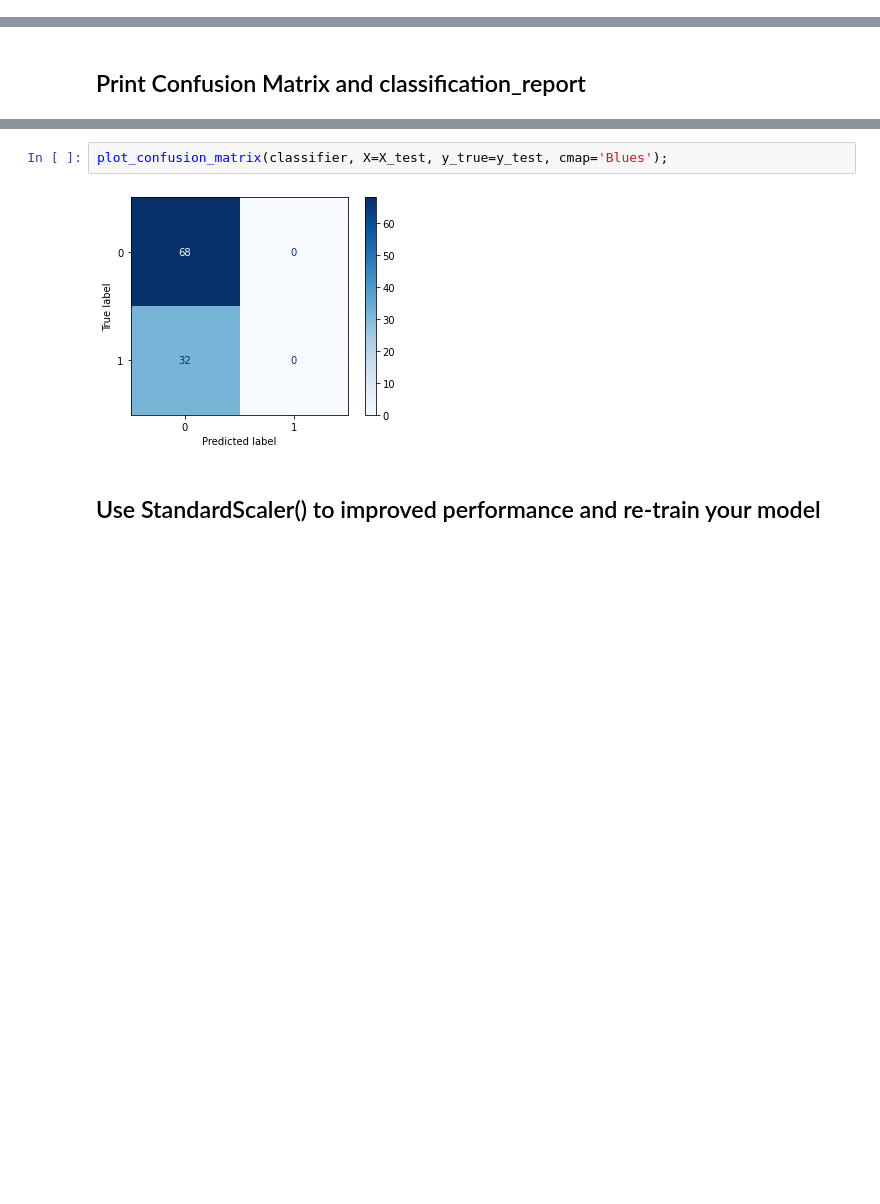
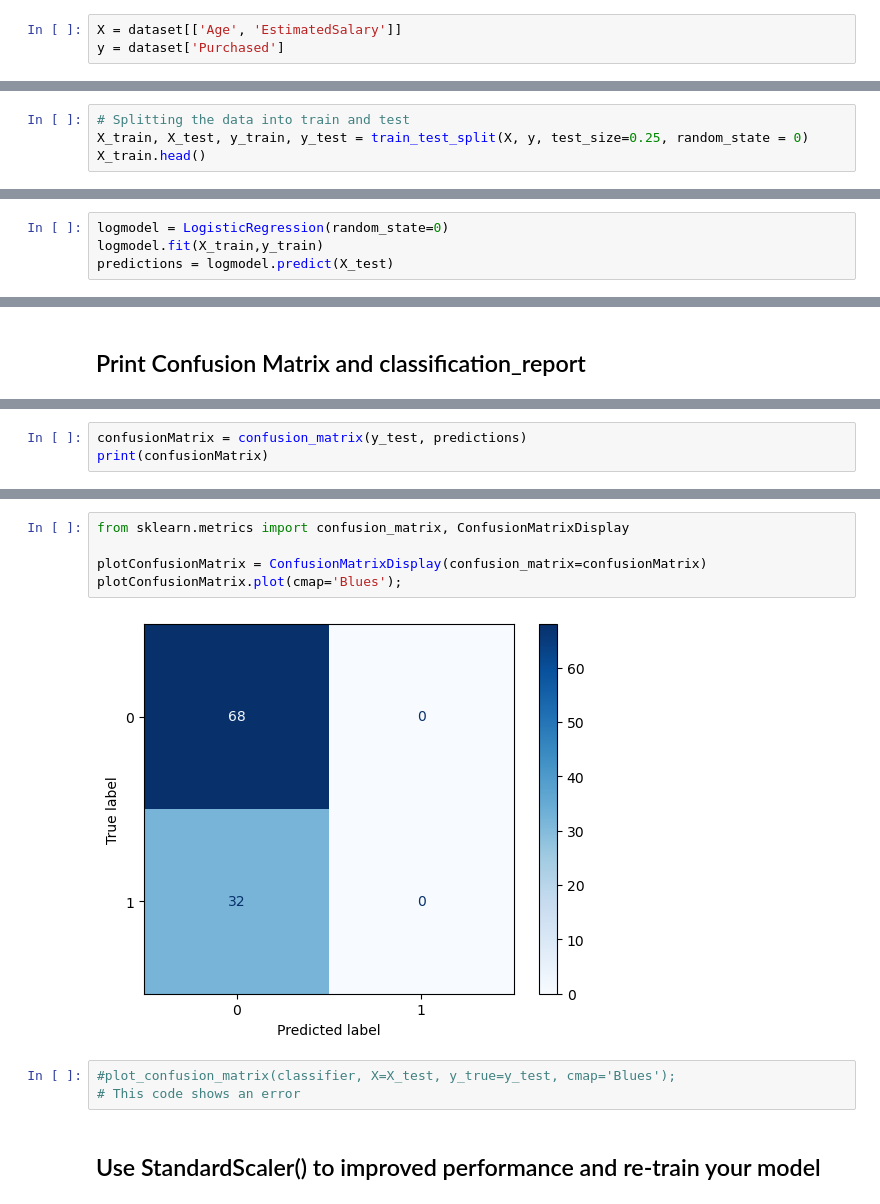
Before and after one commit to Tuwaiq-Data-Science-Bootcamp-V3/Logistic-Regression-Lab1, a Jupyter notebook: LogisticRegression_Assignment.ipynb, the cells around one changed output, grey strips where cells are left out. Cells and saved outputs as stored; diff of their text form; blank space fills up the shorter version.

```diff
--- a/LogisticRegression_Assignment.ipynb
+++ b/LogisticRegression_Assignment.ipynb
@@ -45,5 +48,8 @@ dtypes: int64(4), object(1)
 memory usage: 15.8+ KB
 # %% [markdown]
 ## Define X by selecting only the age and EstimatedSalary, and y with purchased column
+# %%
+X = dataset[['Age', 'EstimatedSalary']]
+y = dataset['Purchased']
 # %% [markdown]
 ## Print count of each label in Purchased column
@@ -65,3 +73,7 @@ Name: Purchased, dtype: int64
 # First: Logistic Regression model
 # %% [markdown]
 ## Split the dataset into Training set and Test set with test_size = 0.25 and random_state = 0
+# %%
+# Splitting the data into train and test
+X_train, X_test, y_train, y_test = train_test_split(X, y, test_size=0.25, random_state = 0)
+X_train.head()
@@ -68,4 +87,8 @@ Name: Purchased, dtype: int64
 # %% [markdown]
 ## Train the model with random_state = 0
+# %%
+logmodel = LogisticRegression(random_state=0)
+logmodel.fit(X_train,y_train)
+predictions = logmodel.predict(X_test)
 # %% [markdown]
 ## Print the prediction results
@@ -115,0 +131,3 @@ weighted avg       0.46      0.68      0.55       100
+# %%
+confusionMatrix = confusion_matrix(y_test, predictions)
+print(confusionMatrix)
@@ -116,6 +148,12 @@ weighted avg       0.46      0.68      0.55       100
+# %%
+from sklearn.metrics import confusion_matrix, ConfusionMatrixDisplay
+
+plotConfusionMatrix = ConfusionMatrixDisplay(confusion_matrix=confusionMatrix)
+plotConfusionMatrix.plot(cmap='Blues');
+# %% [output]
+[figure, added]
 # %%
-plot_confusion_matrix(classifier, X=X_test, y_true=y_test, cmap='Blues');
+#plot_confusion_matrix(classifier, X=X_test, y_true=y_test, cmap='Blues');
+# This code shows an error
-# %% [output]
-[figure, removed]
 # %% [markdown]
 ## Use StandardScaler() to improved performance and re-train your model
```
Also changed, not shown: parts of 29 cells of this notebook, 1 other file.
